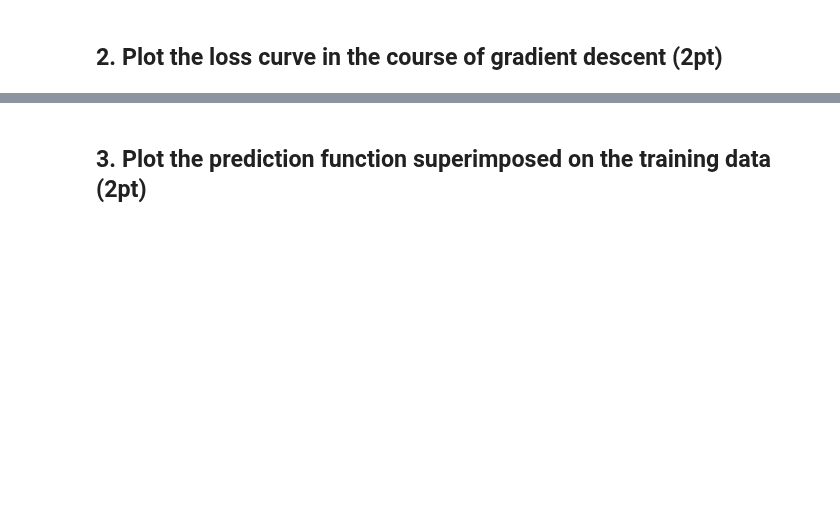
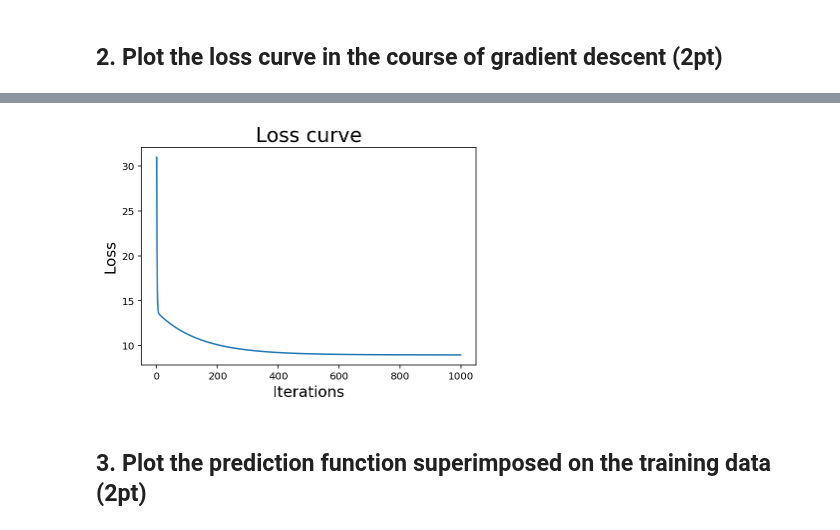
Before and after one commit to thdgmltjd123/MLProject, a Jupyter notebook: assignment_02_assignment_02_b.ipynb, the cells around one changed output, grey strips where cells are left out. Saved outputs shown, nothing was run; the diff lists cells and outputs as text; code cells hidden in the pictures; blank space fills up the shorter version.

Commit message:
Plot the loss curve

```diff
--- a/assignment_02_assignment_02_b.ipynb
+++ b/assignment_02_assignment_02_b.ipynb
@@ -393,2 +398,12 @@ plt.show()
+# %%
+# plot
+plt.figure(2)
+plt.plot(L_iters) # plot the loss curve
+plt.title("Loss curve", fontsize = 20)
+plt.xlabel('Iterations', fontsize = 15)
+plt.ylabel('Loss', fontsize = 15)
+plt.show()
+# %% [output]
+[figure, added]
 # %% [markdown]
 ## 3. Plot the prediction function superimposed on the training data (2pt)
```
Also changed, not shown: parts of 7 cells of this notebook.
